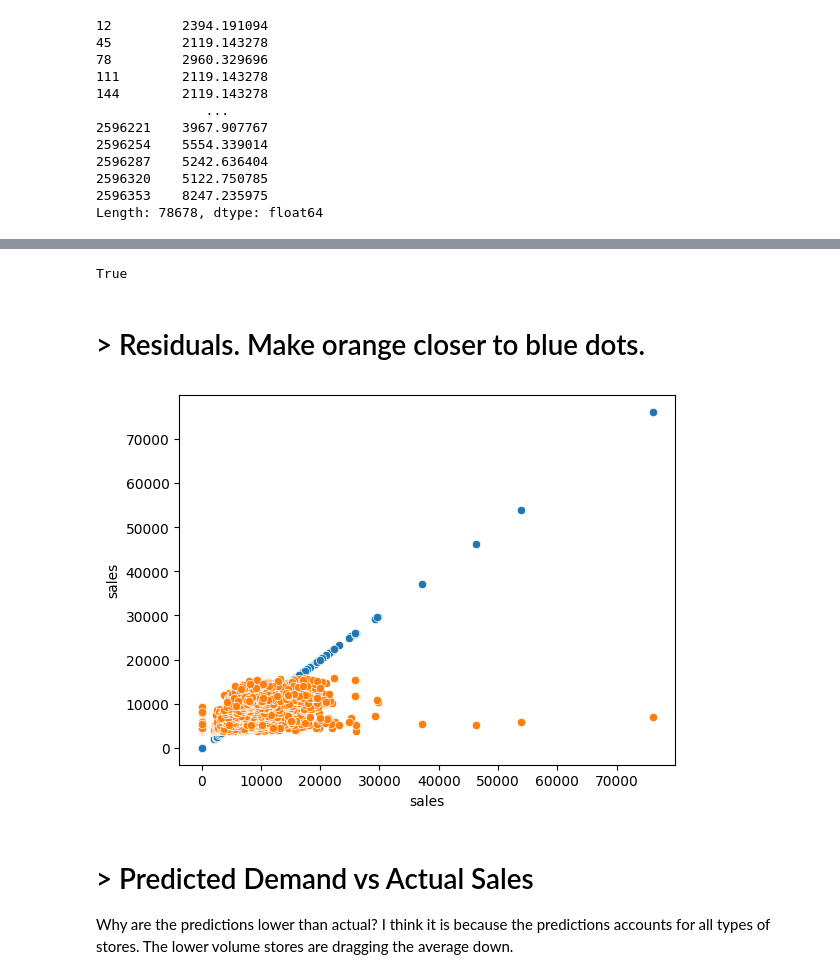
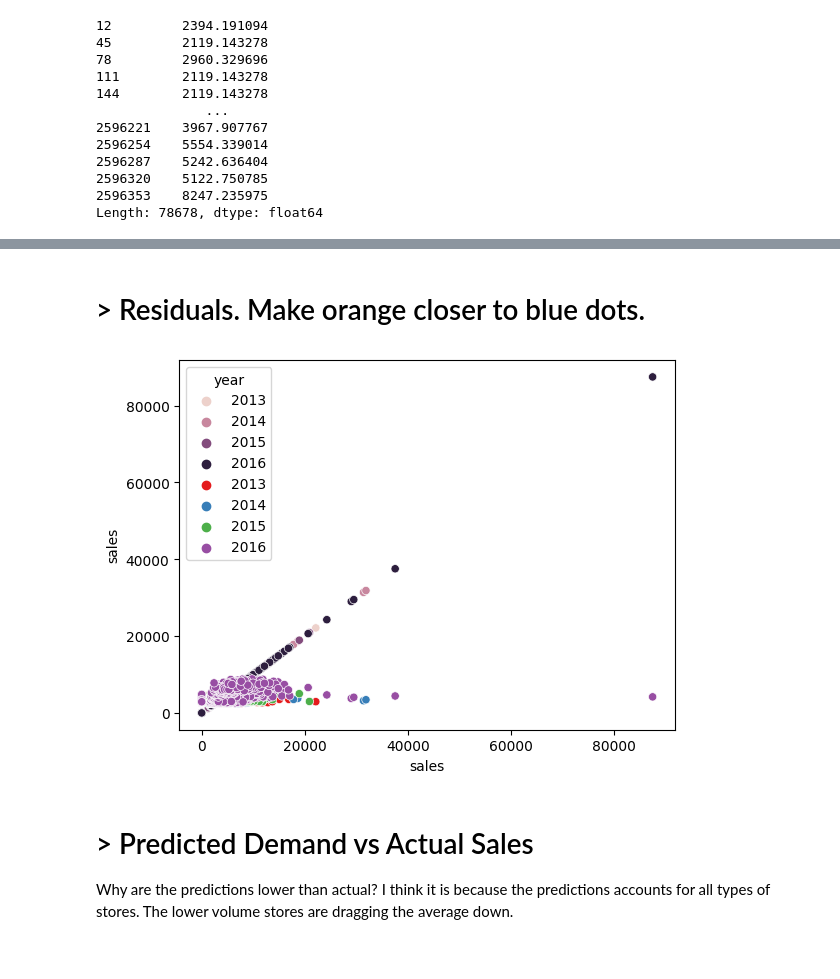
Before and after one commit to cmd-master/store-sales, a Jupyter notebook: store-sales.ipynb, the cells around one changed output, grey strips where cells are left out. Drawn from its saved outputs; the diff is of its cells as text; code cells hidden in the pictures.

Commit message:
Kaggle Notebook | Store Sales. Linear Regression. [0.67] | Version 43

```diff
--- a/store-sales.ipynb
+++ b/store-sales.ipynb
@@ -185,7 +190,7 @@ class DataSelect(BaseEstimator, TransformerMixin):
 
 num_pp = Pipeline([
     ('dataselect', DataSelect(['onpromotion', 'weeknum'], store_type))
-    , ('impute', SimpleImputer(strategy='mean'))
+    , ('impute', SimpleImputer(strategy='constant', fill_value=0))
     , ('scaler', StandardScaler())
 ])
 
@@ -232,7 +237,8 @@ def trainModels(d):
     ms = {}
     for member in d['family'].unique():
         for st in d['store_type'].unique():
-            trn = d.loc[(d['family'] == member) & (d['store_type'] == st)]
+            trn = d.loc[(d['family'] == member) &
+                        (d['store_type'] == st)]
             x_val = pipe.transform(trn)
             y_val = trn[target]
             model = LinearRegression()
@@ -332,17 +343,15 @@ Name: preds, Length: 78678, dtype: float64
-# %%
-(trainget.sort_index() == gettrain.sort_index()).all()
-# %% [output]
-True
 # %% [markdown]
 # > Residuals. Make orange closer to blue dots.
 # %%
 g = train.query('family == "GROCERY I"').copy()
-g = g.query('store_type == "A"')
-sns.scatterplot(x=g[target],y=g[target]);
-sns.scatterplot(x=g[target],y=makePredictions(g, models));
+g = g.query('store_type == "B"')
+g
+sns.scatterplot(g, x=target, y=target, hue='year');
+sns.scatterplot(g, x=target, y=makePredictions(g, models), hue='year', palette='Set1');
+# sns.scatterplot(x=g[target],y=makePredictions(g, models), hue='year');
 ## improve this. you are in the right direction.
 # %% [output]
-[figure, old version]
+[figure, new version]
 # %% [markdown]
 # > Predicted Demand vs Actual Sales
 Why are the predictions lower than actual? I think it is because the predictions accounts for all types of stores. The lower volume stores are dragging the average down.
```
Also changed, not shown: parts of 15 cells of this notebook.
